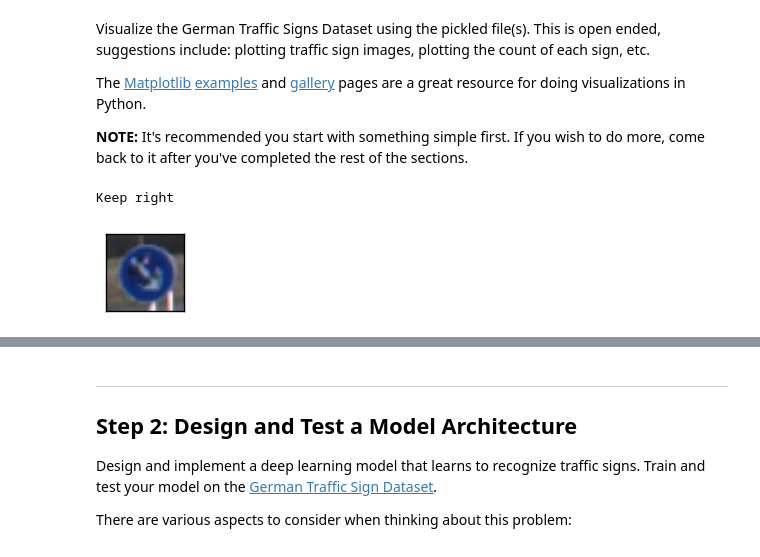
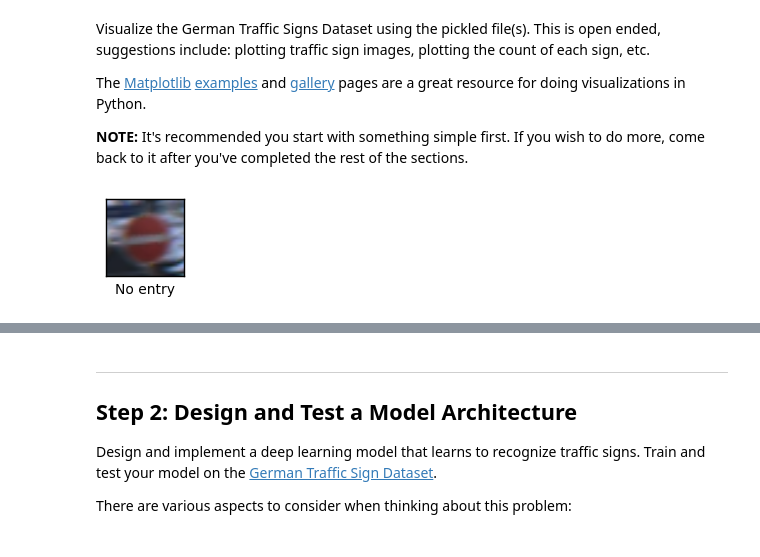
Before and after one commit to racersmith/Traffic-Sign-Classification, a Jupyter notebook: Traffic_Sign_Classifier.ipynb, the cells around one changed output, grey strips where cells are left out. Cells and saved outputs as stored; diff of their text form; code cells hidden in the pictures.

```diff
--- a/Traffic_Sign_Classifier.ipynb
+++ b/Traffic_Sign_Classifier.ipynb
@@ -30,14 +30,15 @@ with open(testing_file, mode='rb') as f:
 with open(sign_key_file, mode='rb') as f:
     human_readable_label = pickle.load(f)
 
-X, y = train['features'], train['labels']
+X_raw, y = train['features'], train['labels']
 X_test, y_test = test['features'], test['labels']
 
-assert(len(X) == len(y))
+assert(len(X_raw) == len(y))
 assert(len(X_test) == len(y_test))
 
 print("Import Complete")
-print("{} samples imported".format(len(X) + len(X_test)))
+print("{} samples imported".format(len(X_raw) + len(X_test)))
+print("Test label dict: ",human_readable_label[1])
 # %% [output]
 Import Complete
 51839 samples imported
@@ -87,30 +89,32 @@ The [Matplotlib](http://matplotlib.org/) [examples](http://matplotlib.org/exampl
 # %%
 ### Data exploration visualization goes here.
 ### Feel free to use as many code cells as needed.
 import matplotlib.pyplot as plt
 import random
 import numpy as np
+
 # Visualizations will be shown in the notebook.
 %matplotlib inline
 
-index = random.randint(0, len(X))
-image = X[index].squeeze()
+index = random.randint(0, len(X_raw))
+image = X_raw[index].squeeze()
 
 plt.figure(figsize=(1,1))
+plt.xlabel(human_readable_label[y[index]])
 plt.tick_params(
     axis='both',
     which='both',
     bottom='off',
     top='off',
     left='off',
     right='off',
     labelleft='off',
     labelbottom='off')
 plt.imshow(image)
-print(human_readable_label[y[index]])
+plt.show()
+# print(human_readable_label[y[index]])
 # %% [output]
-Keep right
-[figure, old version]
+[figure, new version]
 # %%
 # Taking a look at the number of each sign type in the training set
 
```
Also changed, not shown: parts of 11 cells of this notebook.
